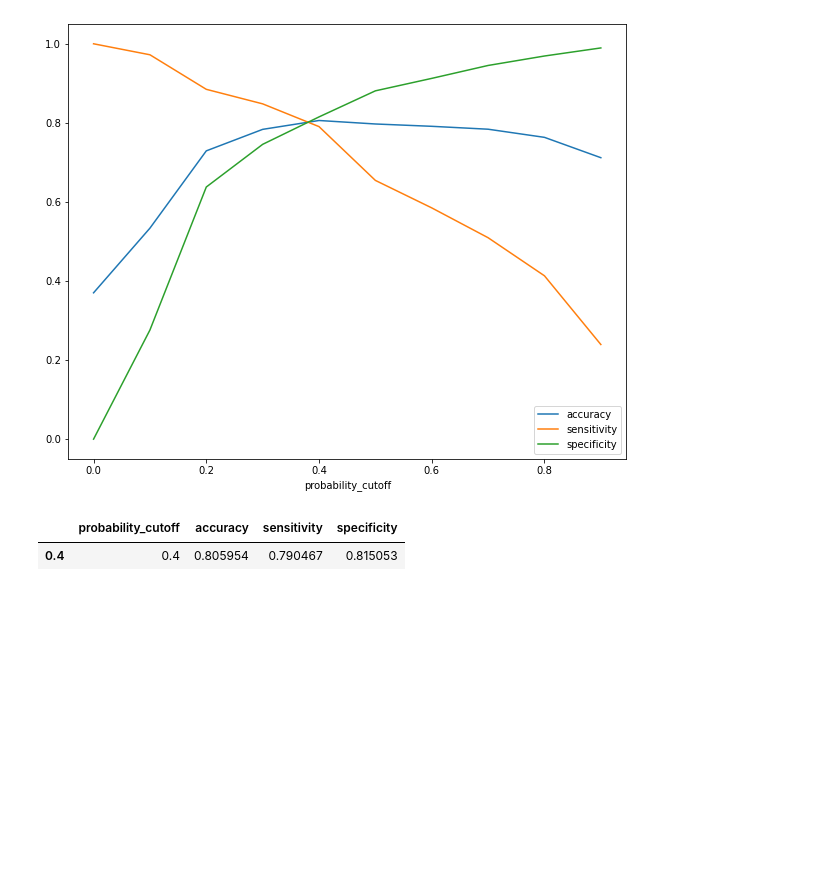
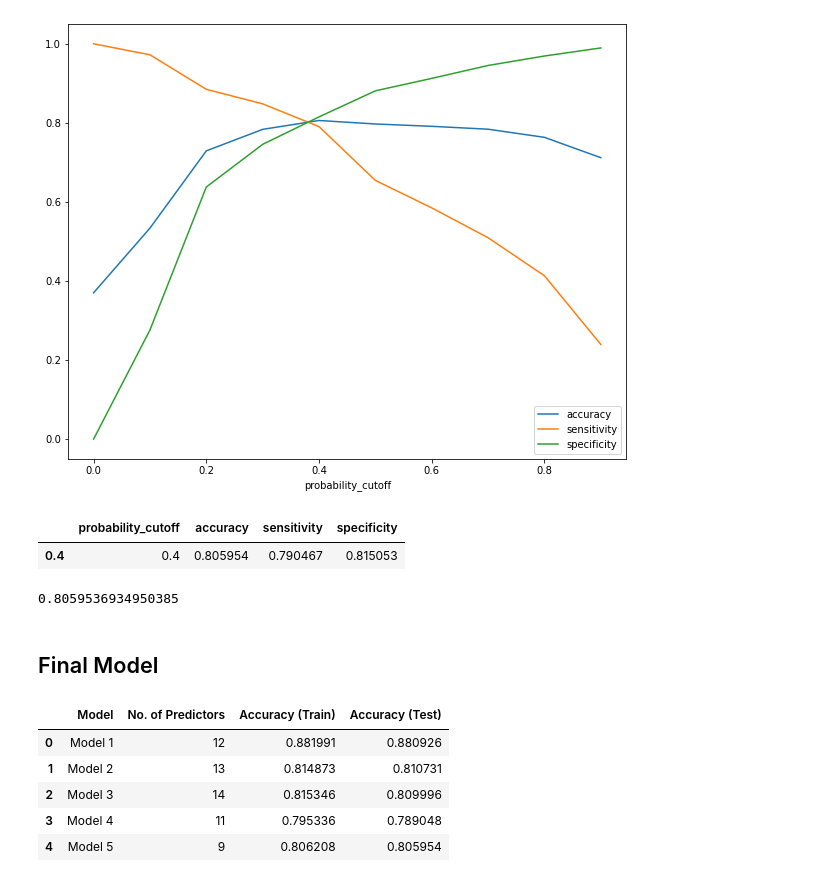
Before and after one commit to SachinShekhar/Lead-Scoring-Case-Study, a Jupyter notebook: Case Study.ipynb, the cells around one changed output. Drawn from its saved outputs; the diff is of its cells as text; code cells hidden in the pictures; blank space fills up the shorter version.

```diff
--- a/Case Study.ipynb
+++ b/Case Study.ipynb
@@ -2257,3 +2257,38 @@ test_perf_5.loc[[test_cutoff_5]]
 # %% [output]
 |  | probability_cutoff | accuracy | sensitivity | specificity |
 | 0.4 | 0.4 | 0.805954 | 0.790467 | 0.815053 |
+# %%
+test_perf_5.loc[test_cutoff_5, 'accuracy']
+# %% [output]
+0.8059536934950385
+# %% [markdown]
+## Final Model
+# %%
+model_names = ['Model 1', 'Model 2', 'Model 3', 'Model 4', 'Model 5']
+models = [model_1, model_2, model_3, model_4, model_5]
+train_perfs = [train_perf_1, train_perf_2, train_perf_3, train_perf_4, train_perf_5]
+test_perfs = [test_perf_1, test_perf_2, test_perf_3, test_perf_4, test_perf_5]
+train_cutoffs = [train_cutoff_1, train_cutoff_2, train_cutoff_3, train_cutoff_4, train_cutoff_5]
+test_cutoffs = [test_cutoff_1, test_cutoff_2, test_cutoff_3, test_cutoff_4, test_cutoff_5]
+# %%
+num_predictors = []
+train_accuracies = []
+test_accuracies = []
+
+for model, train_perf, test_perf, train_cutoff, test_cutoff in zip(models, train_perfs, test_perfs, train_cutoffs, test_cutoffs):
+  p = len(model.params) - 1 # Subtracted 1 to not count intercept
+  train_accuracy = train_perf.loc[train_cutoff, 'accuracy']
+  test_accuracy = test_perf.loc[test_cutoff, 'accuracy']
+  num_predictors.append(p)
+  train_accuracies.append(train_accuracy)
+  test_accuracies.append(test_accuracy)
+
+result_df = pd.DataFrame({'Model': model_names, 'No. of Predictors': num_predictors, 'Accuracy (Train)': train_accuracies, 'Accuracy (Test)': test_accuracies})
+result_df
+# %% [output]
+|  | Model | No. of Predictors | Accuracy (Train) | Accuracy (Test) |
+| 0 | Model 1 | 12 | 0.881991 | 0.880926 |
+| 1 | Model 2 | 13 | 0.814873 | 0.810731 |
+| 2 | Model 3 | 14 | 0.815346 | 0.809996 |
+| 3 | Model 4 | 11 | 0.795336 | 0.789048 |
+| 4 | Model 5 | 9 | 0.806208 | 0.805954 |
```
Also changed, not shown: parts of 23 cells of this notebook.
